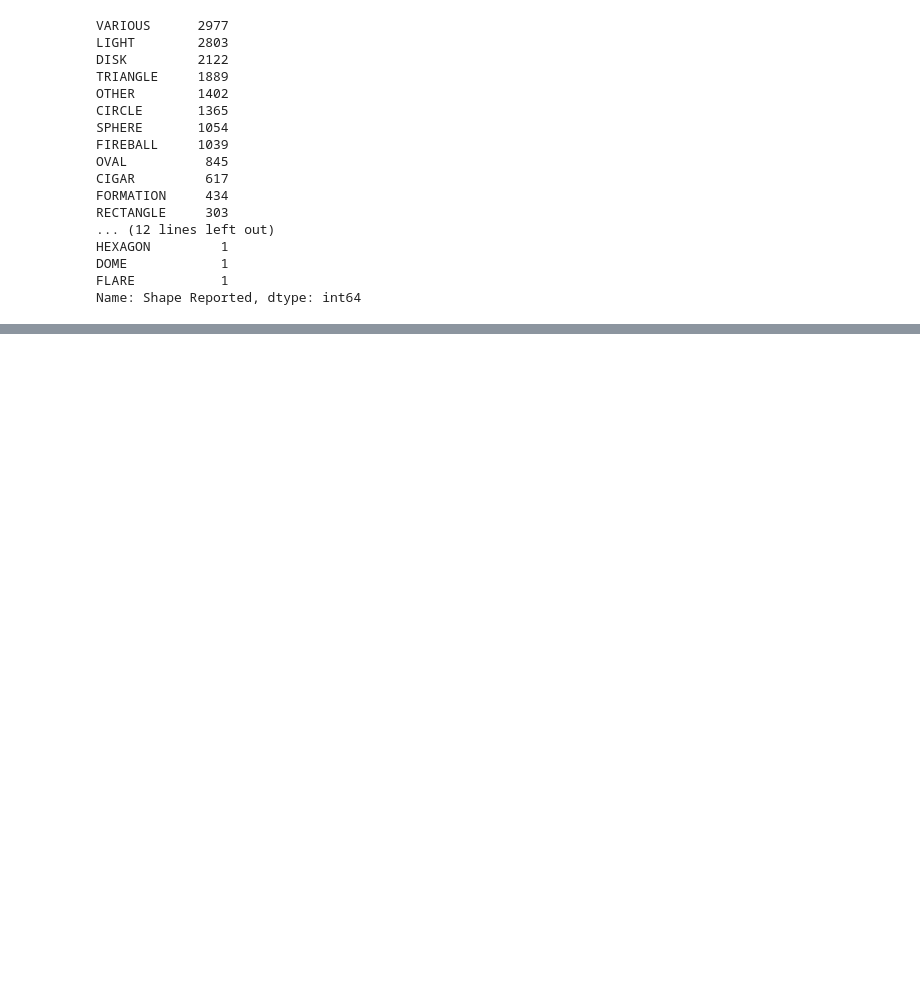
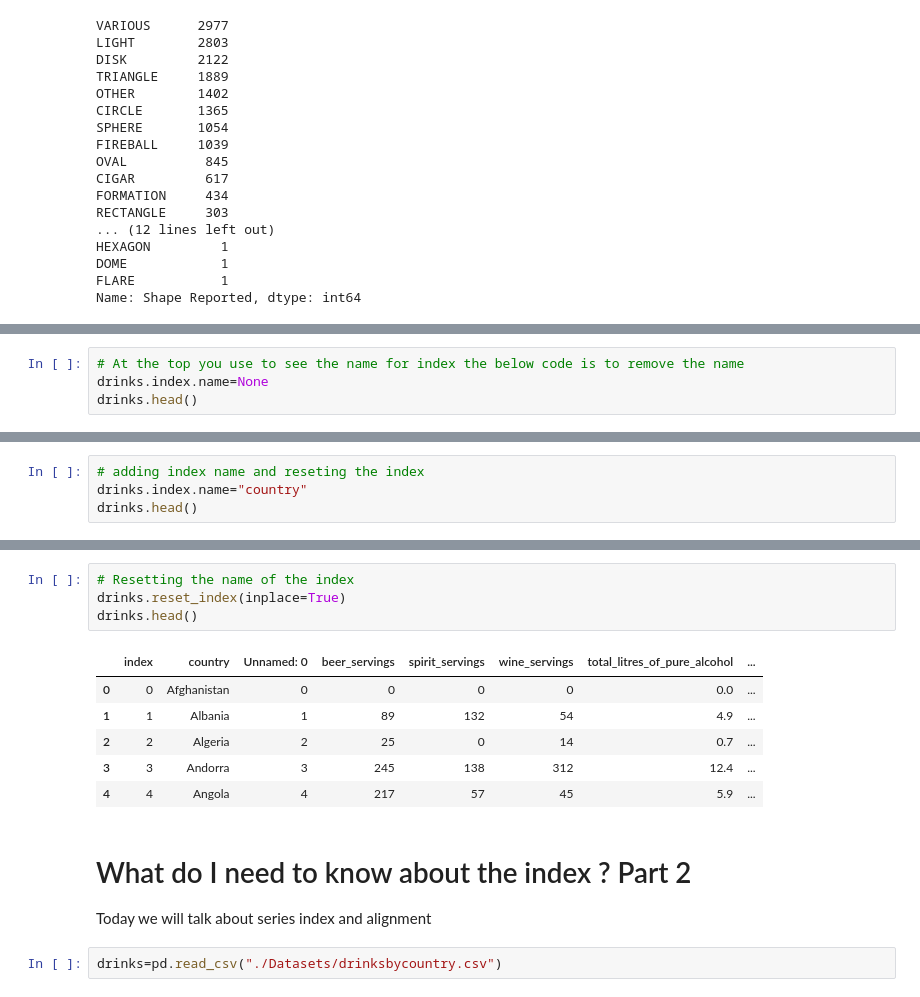
Before and after one commit to MIlanJP/Python_basics, a Jupyter notebook: Python basics/panda practice kevin.ipynb, the cells around one changed output, grey strips where cells are left out. Cells and saved outputs as stored; diff of their text form; blank space fills up the shorter version.

```diff
--- a/Python basics/panda practice kevin.ipynb
+++ b/Python basics/panda practice kevin.ipynb
@@ -1186,0 +1273,4 @@ Name: Shape Reported, dtype: int64
+# %%
+# At the top you use to see the name for index the below code is to remove the name
+drinks.index.name=None
+drinks.head()
@@ -1186,0 +1284,4 @@ Name: Shape Reported, dtype: int64
+# %%
+# adding index name and reseting the index
+drinks.index.name="country"
+drinks.head()
@@ -1186,0 +1296,17 @@ Name: Shape Reported, dtype: int64
+# %%
+# Resetting the name of the index
+drinks.reset_index(inplace=True)
+drinks.head()
+# %% [output]
+|  | index | country | Unnamed: 0 | beer_servings | spirit_servings | wine_servings | total_litres_of_pure_alcohol | ... |
+| 0 | 0 | Afghanistan | 0 | 0 | 0 | 0 | 0.0 | ... |
+| 1 | 1 | Albania | 1 | 89 | 132 | 54 | 4.9 | ... |
+| 2 | 2 | Algeria | 2 | 25 | 0 | 14 | 0.7 | ... |
+| 3 | 3 | Andorra | 3 | 245 | 138 | 312 | 12.4 | ... |
+| 4 | 4 | Angola | 4 | 217 | 57 | 45 | 5.9 | ... |
+# %% [markdown]
+# What do I need to know about the index ? Part 2
+
+ Today we will talk about series index and alignment
+# %%
+drinks=pd.read_csv("./Datasets/drinksbycountry.csv")
```
Also changed, not shown: parts of 37 cells of this notebook, 1 other file.
